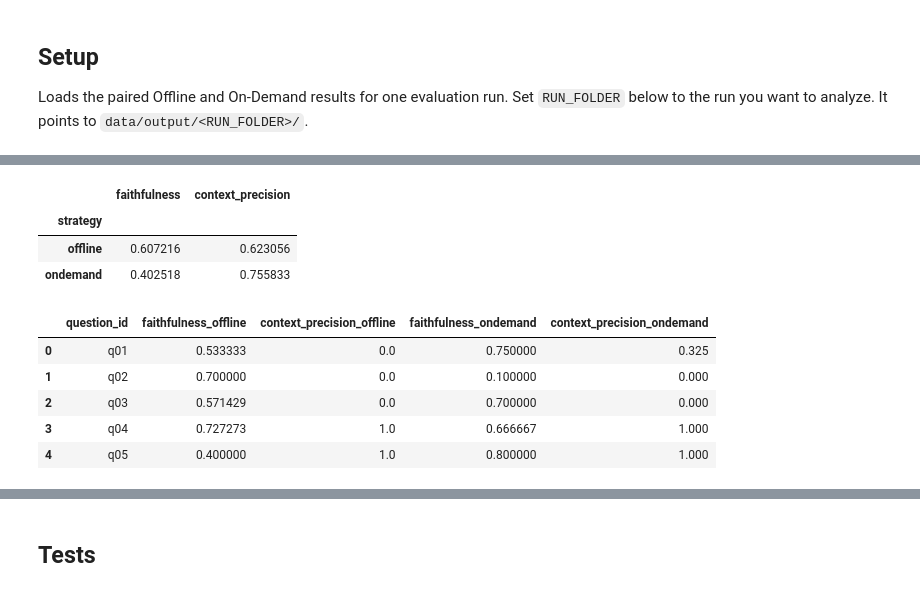
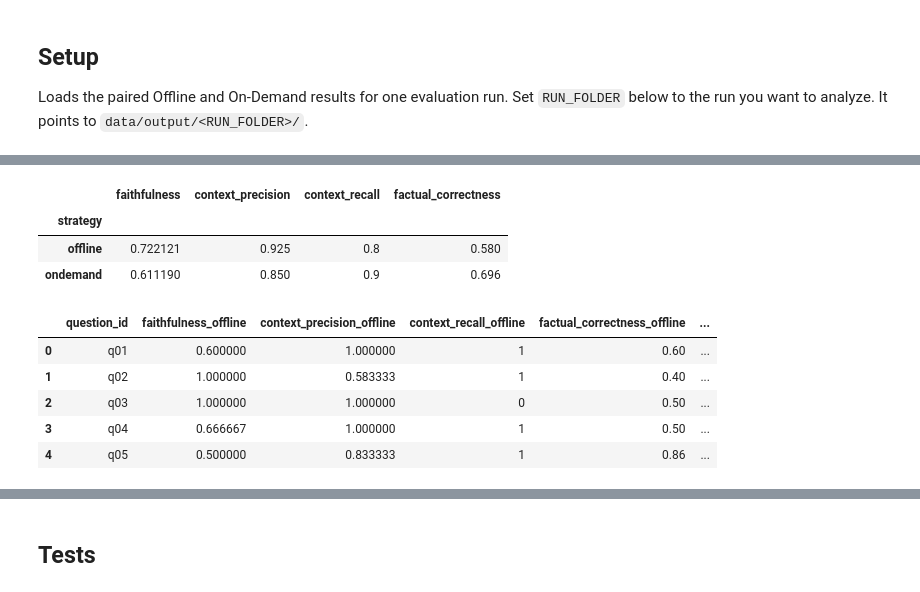
Before and after one commit to matheusfbosa/rag-anonymous-metrics, a Jupyter notebook: notebooks/privacy_utility.ipynb, the cells around one changed output, grey strips where cells are left out. Saved outputs shown, nothing was run; the diff lists cells and outputs as text; code cells hidden in the pictures.

```diff
--- a/notebooks/privacy_utility.ipynb
+++ b/notebooks/privacy_utility.ipynb
@@ -14,7 +14,7 @@ STRATEGY_OFFLINE = "offline"
 STRATEGY_ONDEMAND = "ondemand"
 
 # TODO: Update path for evaluation
-RUN_FOLDER = "20260518_091630"
+RUN_FOLDER = "20260627_120927"
 print("Evaluation run folder:", RUN_FOLDER)
 
 
@@ -107,22 +128,22 @@ $$\text{Context Precision@}K = \frac{\sum_{k=1}^{K} \text{Precision@}k \cdot v_k
 # %%
-UTILITY_COLS = ("faithfulness", "context_precision")
+UTILITY_COLS = ("faithfulness", "context_precision", "context_recall", "factual_correctness")
 
 
 utility_means = df.groupby("strategy")[list(UTILITY_COLS)].mean()
 display(utility_means)
 
 paired_utility = paired[
     ["question_id"] + [f"{c}_offline" for c in UTILITY_COLS] + [f"{c}_ondemand" for c in UTILITY_COLS]
 ]
 display(paired_utility.head())
 # %% [output]
-|  | faithfulness | context_precision |
-| strategy |  |  |
-| offline | 0.607216 | 0.623056 |
-| ondemand | 0.402518 | 0.755833 |
+|  | faithfulness | context_precision | context_recall | factual_correctness |
+| strategy |  |  |  |  |
+| offline | 0.722121 | 0.925 | 0.8 | 0.580 |
+| ondemand | 0.611190 | 0.850 | 0.9 | 0.696 |
-|  | question_id | faithfulness_offline | context_precision_offline | faithfulness_ondemand | context_precision_ondemand |
-| 0 | q01 | 0.533333 | 0.0 | 0.750000 | 0.325 |
-| 1 | q02 | 0.700000 | 0.0 | 0.100000 | 0.000 |
-| 2 | q03 | 0.571429 | 0.0 | 0.700000 | 0.000 |
-| 3 | q04 | 0.727273 | 1.0 | 0.666667 | 1.000 |
-| 4 | q05 | 0.400000 | 1.0 | 0.800000 | 1.000 |
+|  | question_id | faithfulness_offline | context_precision_offline | context_recall_offline | factual_correctness_offline | ... |
+| 0 | q01 | 0.600000 | 1.000000 | 1 | 0.60 | ... |
+| 1 | q02 | 1.000000 | 0.583333 | 1 | 0.40 | ... |
+| 2 | q03 | 1.000000 | 1.000000 | 0 | 0.50 | ... |
+| 3 | q04 | 0.666667 | 1.000000 | 1 | 0.50 | ... |
+| 4 | q05 | 0.500000 | 0.833333 | 1 | 0.86 | ... |
```
Also changed, not shown: parts of 12 cells of this notebook, 4 other files.
